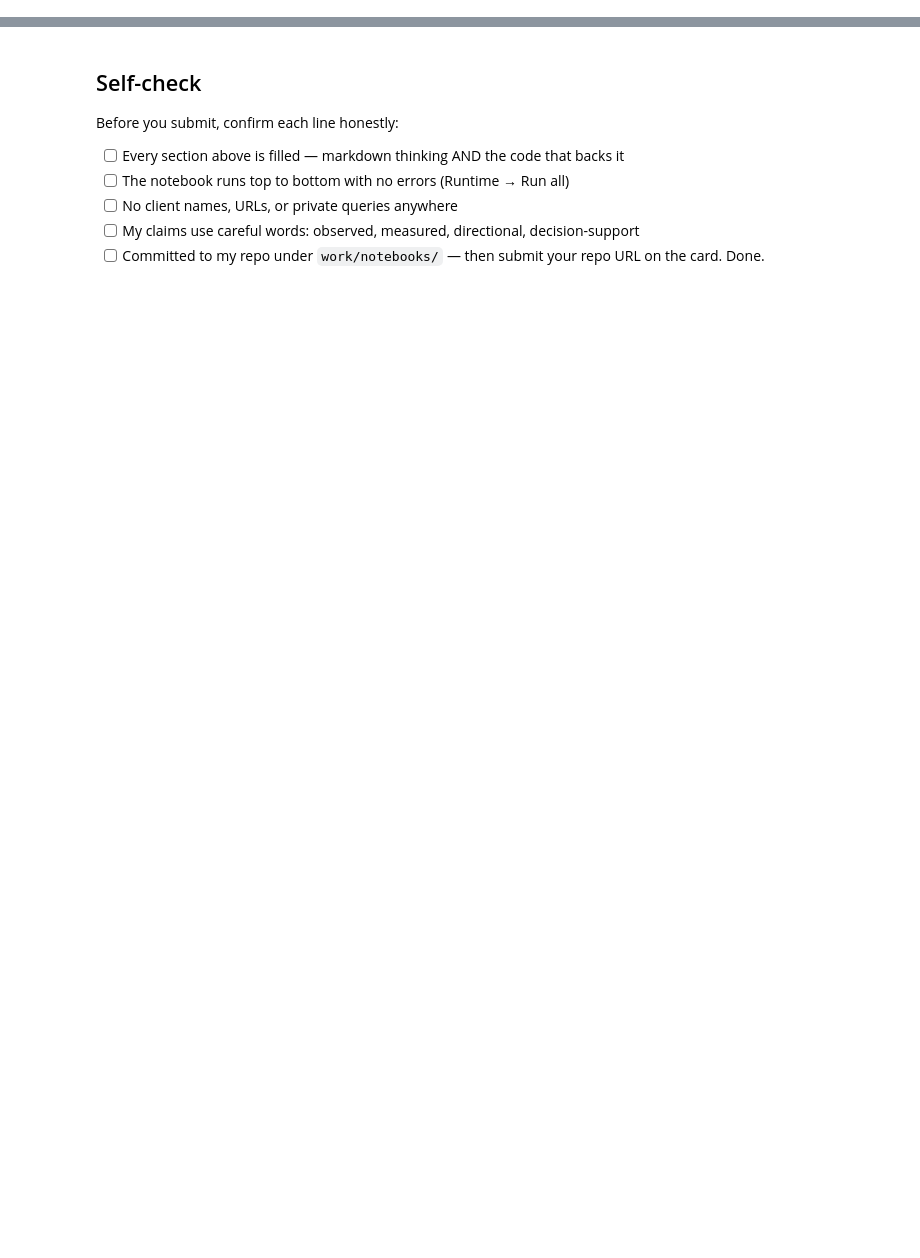
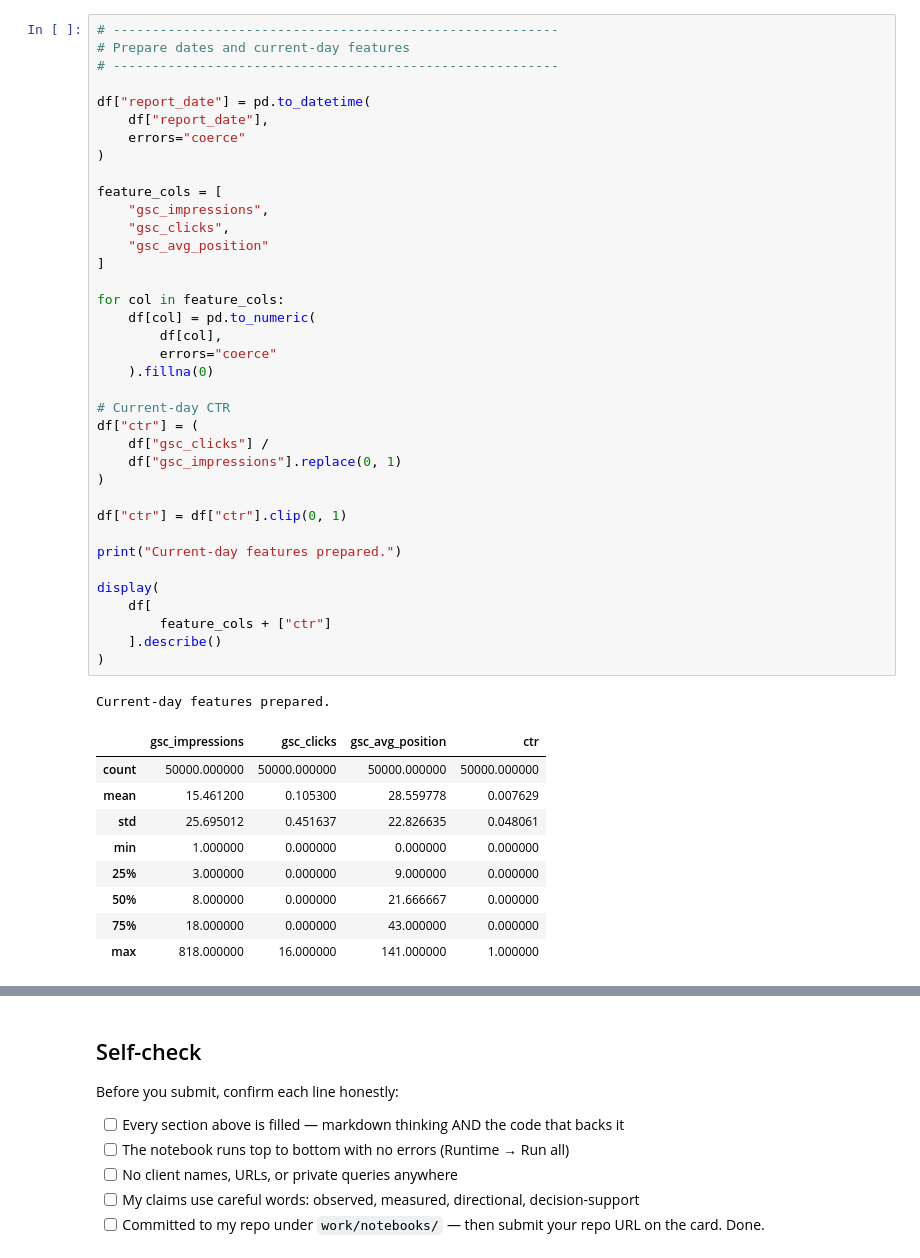
Before and after one commit to abdulmoeed1090/Fly-rank-starter-assignment, a Jupyter notebook: work/notebooks/w06_validation_audit.ipynb, the cells around one changed output, grey strips where cells are left out. Drawn from its saved outputs; the diff is of its cells as text; blank space fills up the shorter version.

```diff
--- a/work/notebooks/w06_validation_audit.ipynb
+++ b/work/notebooks/w06_validation_audit.ipynb
@@ -36,0 +87,48 @@ This skeleton is yours to fill. Work the sections **in order** — each one has
+# %%
+# ---------------------------------------------------------
+# Prepare dates and current-day features
+# ---------------------------------------------------------
+
+df["report_date"] = pd.to_datetime(
+    df["report_date"],
+    errors="coerce"
+)
+
+feature_cols = [
+    "gsc_impressions",
+    "gsc_clicks",
+    "gsc_avg_position"
+]
+
+for col in feature_cols:
+    df[col] = pd.to_numeric(
+        df[col],
+        errors="coerce"
+    ).fillna(0)
+
+# Current-day CTR
+df["ctr"] = (
+    df["gsc_clicks"] /
+    df["gsc_impressions"].replace(0, 1)
+)
+
+df["ctr"] = df["ctr"].clip(0, 1)
+
+print("Current-day features prepared.")
+
+display(
+    df[
+        feature_cols + ["ctr"]
+    ].describe()
+)
+# %% [output]
+Current-day features prepared.
+|  | gsc_impressions | gsc_clicks | gsc_avg_position | ctr |
+| count | 50000.000000 | 50000.000000 | 50000.000000 | 50000.000000 |
+| mean | 15.461200 | 0.105300 | 28.559778 | 0.007629 |
+| std | 25.695012 | 0.451637 | 22.826635 | 0.048061 |
+| min | 1.000000 | 0.000000 | 0.000000 | 0.000000 |
+| 25% | 3.000000 | 0.000000 | 9.000000 | 0.000000 |
+| 50% | 8.000000 | 0.000000 | 21.666667 | 0.000000 |
+| 75% | 18.000000 | 0.000000 | 43.000000 | 0.000000 |
+| max | 818.000000 | 16.000000 | 141.000000 | 1.000000 |
```
Also changed, not shown: parts of 22 cells of this notebook.
